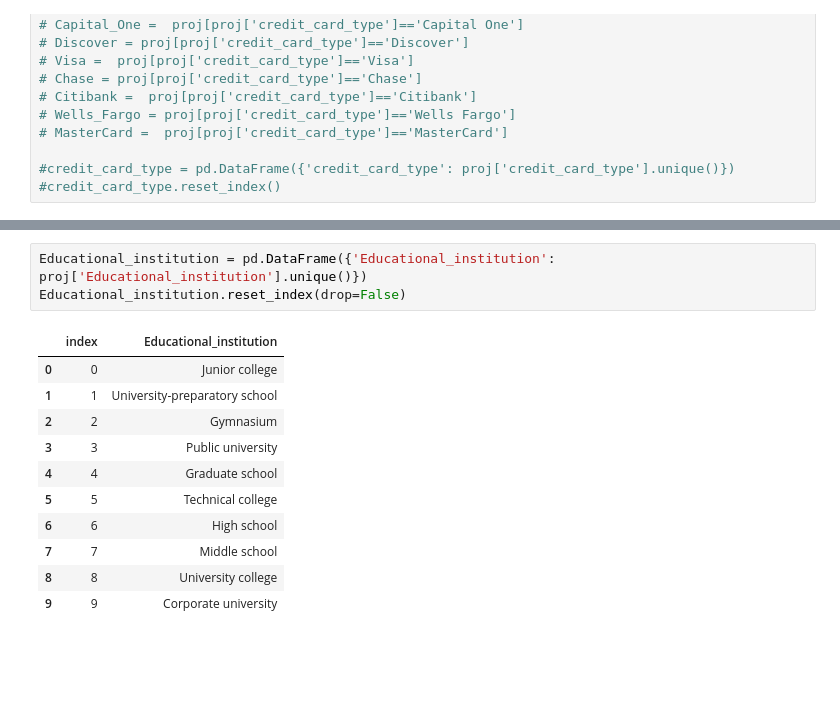
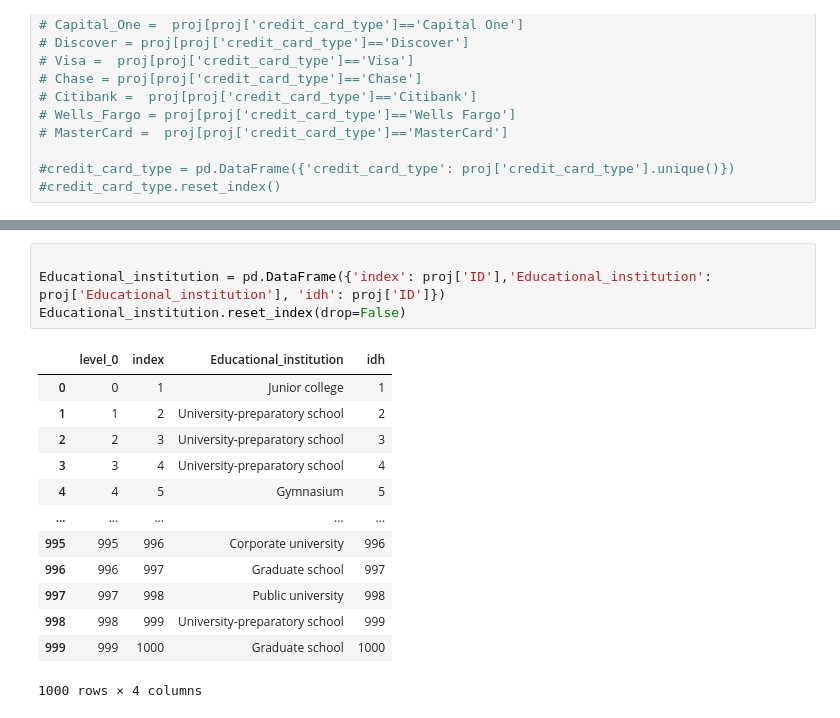
Before and after one commit to marieS06/Projet01, a Jupyter notebook: deb.ipynb, the cells around one changed output, grey strips where cells are left out. Saved outputs shown, nothing was run; the diff lists cells and outputs as text; blank space fills up the shorter version.

```diff
--- a/deb.ipynb
+++ b/deb.ipynb
@@ -213,15 +558,18 @@ passion.reset_index()
 # %%
-Educational_institution = pd.DataFrame({'Educational_institution': proj['Educational_institution'].unique()})
+
+Educational_institution = pd.DataFrame({'index': proj['ID'],'Educational_institution': proj['Educational_institution'], 'idh': proj['ID']})
 Educational_institution.reset_index(drop=False)
 # %% [output]
-|  | index | Educational_institution |
-| 0 | 0 | Junior college |
-| 1 | 1 | University-preparatory school |
-| 2 | 2 | Gymnasium |
-| 3 | 3 | Public university |
-| 4 | 4 | Graduate school |
-| 5 | 5 | Technical college |
-| 6 | 6 | High school |
-| 7 | 7 | Middle school |
-| 8 | 8 | University college |
-| 9 | 9 | Corporate university |
+|  | level_0 | index | Educational_institution | idh |
+| 0 | 0 | 1 | Junior college | 1 |
+| 1 | 1 | 2 | University-preparatory school | 2 |
+| 2 | 2 | 3 | University-preparatory school | 3 |
+| 3 | 3 | 4 | University-preparatory school | 4 |
+| 4 | 4 | 5 | Gymnasium | 5 |
+| ... | ... | ... | ... | ... |
+| 995 | 995 | 996 | Corporate university | 996 |
+| 996 | 996 | 997 | Graduate school | 997 |
+| 997 | 997 | 998 | Public university | 998 |
+| 998 | 998 | 999 | University-preparatory school | 999 |
+| 999 | 999 | 1000 | Graduate school | 1000 |
+1000 rows × 4 columns
```
Also changed, not shown: parts of 51 cells of this notebook, 14 other files.
